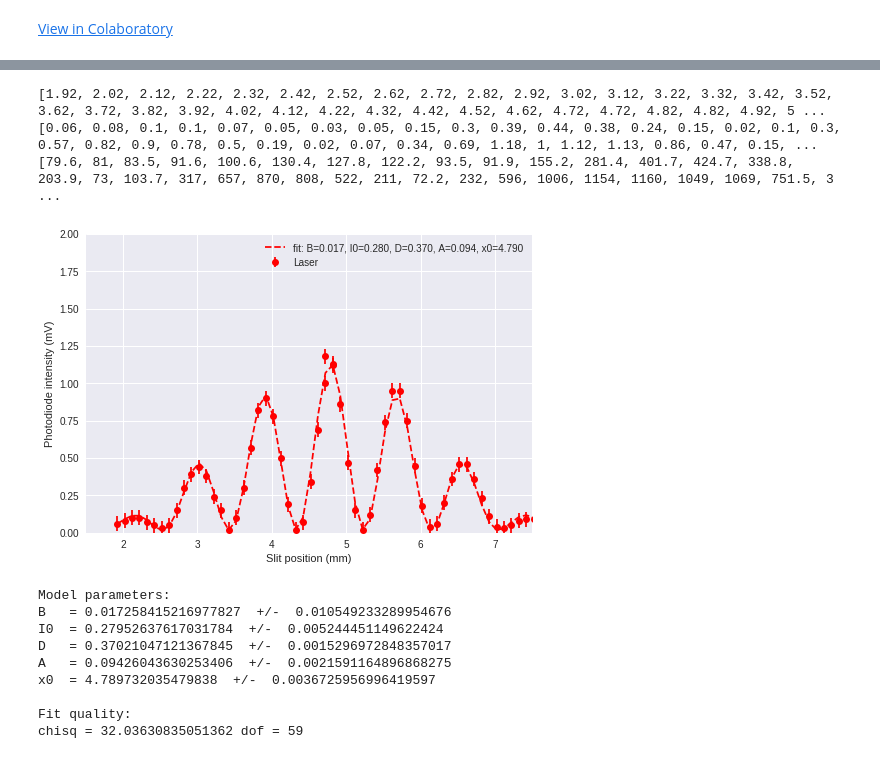
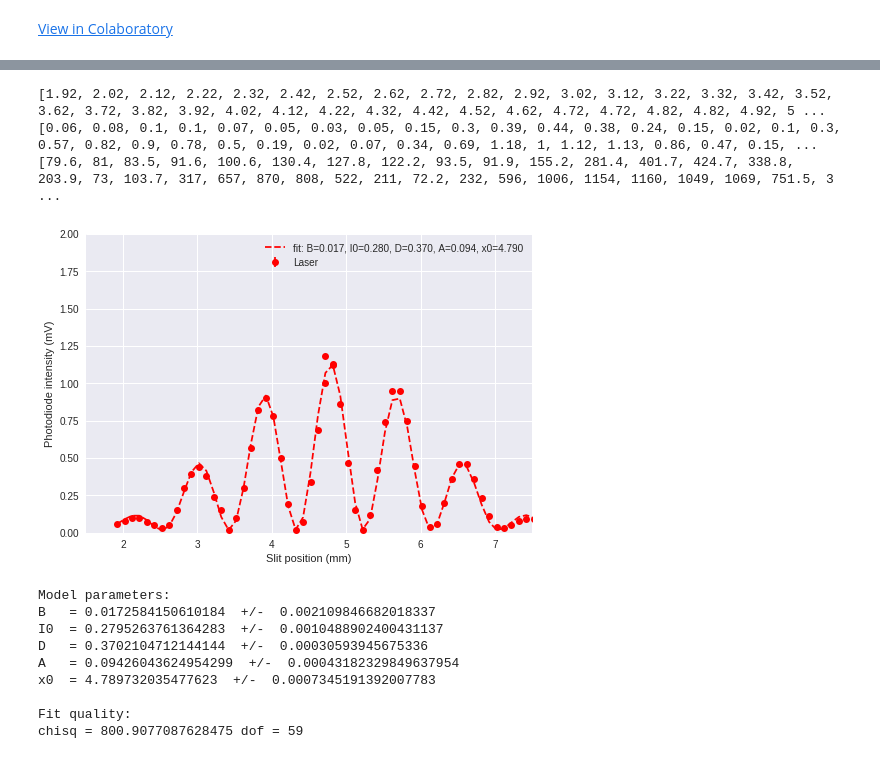
Before and after one commit to jrstevenjlab/ColaboratoryAtomicLab, a Jupyter notebook: DoubleSlit.ipynb, the cells around one changed output, grey strips where cells are left out. Drawn from its saved outputs; the diff is of its cells as text; code cells hidden in the pictures.

```diff
--- a/DoubleSlit.ipynb
+++ b/DoubleSlit.ipynb
@@ -45,10 +57,10 @@ gc = gspread.authorize(GoogleCredentials.get_application_default())
 # function for detected intensity vs position
 def IntensityModel(x, B, I0, D, A, x0):
   L=500 # distance between slits in (mm)
-  #l=546e-6; # green bulb wavelength (mm)
-  l=670e-6; # laser wavelength (mm)
-  C=np.pi/(l*L);
-  return B+4*I0*np.power(np.cos(C*D*(x-x0)),2.0) * np.power(np.sin(C*A*(x-x0))+1e-9,2.0) / np.power((C*A*(x-x0))+1e-9,2.0)
+  #l=546e-6 # green bulb wavelength (mm)
+  l=670e-6 # laser wavelength (mm)
+  C=np.pi/(l*L)
+  return B + 4*I0 * np.power(np.cos(C*D*(x-x0)),2.0) * np.power(np.sin(C*A*(x-x0))+1e-9,2.0) / np.power((C*A*(x-x0))+1e-9,2.0)
 
 ########################
 # LOAD YOUR DATA HERE! #
@@ -67,51 +79,62 @@ print(x)
 print(ylaser)
 print(ybulb)
 
-eylaser_value = 0.05
+eylaser_value = 0.01 # set this value to what you determined for errors in lab
 eylaser = np.repeat(eylaser_value, len(ylaser))
+eybulb = np.sqrt(ybulb)
+
+##########################
+# CHOOSE YOUR DATA HERE! #
+##########################
+y = ylaser
+ey = eylaser
 
 # plot the data on a new figure
 plt.figure() # create new figure for plotting
-plt.errorbar(x, ylaser, eylaser, fmt='or', label="Laser") # plot intensity vs position
+plt.errorbar(x, y, ey, fmt='or', label="Laser") # plot intensity vs position
 plt.axis([1.5, 7.5, 0, 2.0])  # set axes [xmin, xmax, ymin, ymax]
 plt.xlabel('Slit position (mm)') # set x-axis label
 plt.ylabel('Photodiode intensity (mV)') # set y-axis label
 
+################################
+# SET INITIAL PARAMETERS HERE! #
+################################
+initialParameters = [0.01,1.200,0.356,0.085,4.78] # start with initial guess for fit parameters (B, I0, D, A, x0)
+
 # fit the data
-initialParameters = [0.01,1.200,0.356,0.085,4.78] # start with initial guess for fit parameters (B, I0, D, A, x0)
-finalParameters, finalParameterErrors = curve_fit(IntensityModel, x, ylaser, initialParameters, eylaser, True) #
+finalParameters, finalParameterErrors = curve_fit(IntensityModel, x, y, initialParameters, ey, True)
 
 # show red curve for fit results and plot on top of the data
-plt.plot(x, IntensityModel(x, *finalParameters), 'r--', label='fit: B=%5.3f, I0=%5.3f, D=%5.3f, A=%5.3f, x0=%5.3f' % tuple(finalParameters))
+plt.plot(x, IntensityModel(x, *finalParameters), 'r--', label='fit: B=%5.3f, I0=%5.3f, D=%5.3f, A=%5.3f, x0=%5.3f' % tuple(finalParameters)) #
 plt.legend()
 plt.show()
 
 # output fit parameter values and errors
 print("Model parameters:")
 print("B   =", finalParameters[0], " +/- ",np.sqrt(finalParameterErrors[0,0]))
 print("I0  =", finalParameters[1], " +/- ",np.sqrt(finalParameterErrors[1,1]))
 print("D   =", finalParameters[2], " +/- ",np.sqrt(finalParameterErrors[2,2]))
 print("A   =", finalParameters[3], " +/- ",np.sqrt(finalParameterErrors[3,3]))
 print("x0  =", finalParameters[4], " +/- ",np.sqrt(finalParameterErrors[4,4]))
 
 # compare model function with obtained parameters to data to determine fit quality
 IntensityModel_i = IntensityModel(x, *finalParameters)
-deltaIntensity = ylaser - IntensityModel_i # calculate difference between data and model
-chisq = np.sum((deltaIntensity/eylaser)**2) # calculate chi^2 by summing over difference for all data points
+deltaIntensity = y - IntensityModel_i # calculate difference between data and model
+chisq = np.sum((deltaIntensity/ey)**2) # calculate chi^2 by summing over difference for all data points
 dof = len(x) - len(finalParameters) # Degrees of Freedom = # data points - # parameters
 print("\nFit quality:")
 print("chisq =",chisq,"dof =",dof)
 # %% [output]
 [1.92, 2.02, 2.12, 2.22, 2.32, 2.42, 2.52, 2.62, 2.72, 2.82, 2.92, 3.02, 3.12, 3.22, 3.32, 3.42, 3.52, 3.62, 3.72, 3.82, 3.92, 4.02, 4.12, 4.22, 4.32, 4.42, 4.52, 4.62, 4.72, 4.72, 4.82, 4.82, 4.92, 5 ...
 [0.06, 0.08, 0.1, 0.1, 0.07, 0.05, 0.03, 0.05, 0.15, 0.3, 0.39, 0.44, 0.38, 0.24, 0.15, 0.02, 0.1, 0.3, 0.57, 0.82, 0.9, 0.78, 0.5, 0.19, 0.02, 0.07, 0.34, 0.69, 1.18, 1, 1.12, 1.13, 0.86, 0.47, 0.15, ...
 [79.6, 81, 83.5, 91.6, 100.6, 130.4, 127.8, 122.2, 93.5, 91.9, 155.2, 281.4, 401.7, 424.7, 338.8, 203.9, 73, 103.7, 317, 657, 870, 808, 522, 211, 72.2, 232, 596, 1006, 1154, 1160, 1049, 1069, 751.5, 3 ...
-[figure, old version]
+[figure, new version]
 Model parameters:
-B   = 0.017258415216977827  +/-  0.010549233289954676
-I0  = 0.27952637617031784  +/-  0.005244451149622424
-D   = 0.37021047121367845  +/-  0.0015296972848357017
-A   = 0.09426043630253406  +/-  0.0021591164896868275
-x0  = 4.789732035479838  +/-  0.0036725956996419597
+B   = 0.0172584150610184  +/-  0.002109846682018337
+I0  = 0.2795263761364283  +/-  0.0010488902400431137
+D   = 0.3702104712144144  +/-  0.00030593945675336
+A   = 0.09426043624954299  +/-  0.00043182329849637954
+x0  = 4.789732035477623  +/-  0.0007345191392007783
 
 Fit quality:
-chisq = 32.03630835051362 dof = 59
+chisq = 800.9077087628475 dof = 59
```
Also changed, not shown: parts of 1 cell of this notebook.
